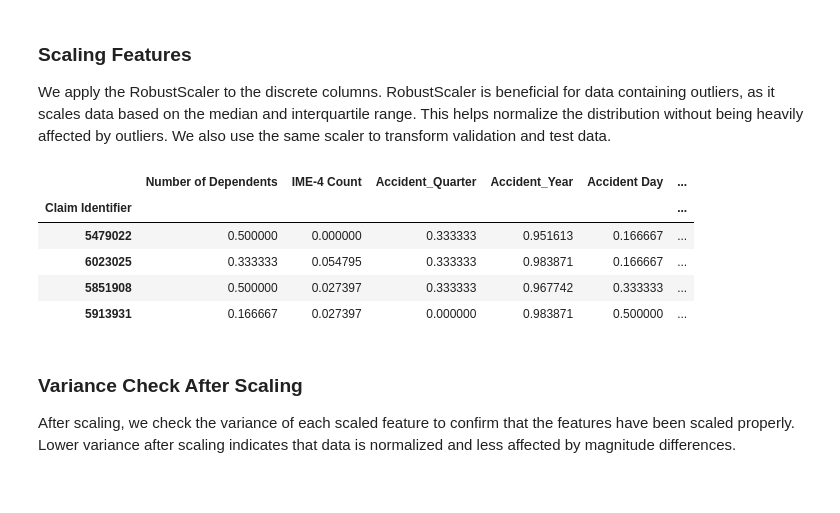
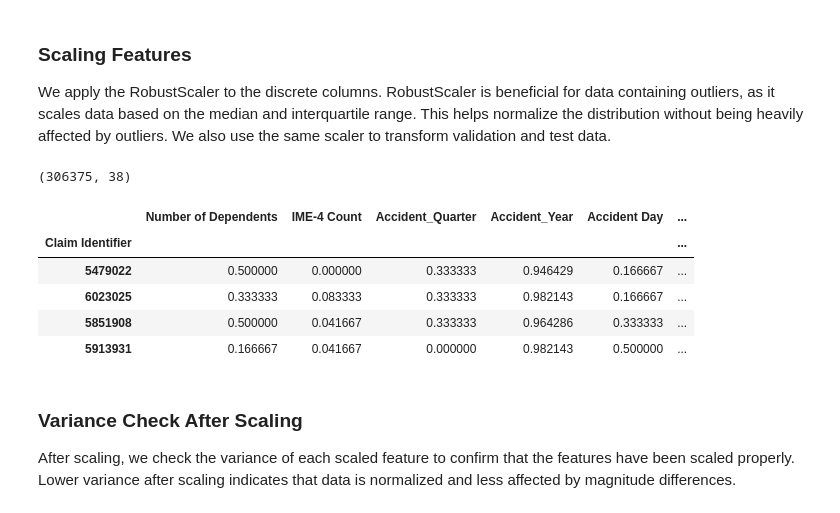
Before and after one commit to xandga/Machine_Learning_project, a Jupyter notebook: Deliverables/3. Level 2 Binary Classification.ipynb, the cells around one changed output. Cells and saved outputs as stored; diff of their text form; code cells hidden in the pictures.

```diff
--- a/Deliverables/3. Level 2 Binary Classification.ipynb
+++ b/Deliverables/3. Level 2 Binary Classification.ipynb
@@ -118,4 +182,0 @@ y_val = np.load(y_val_path, allow_pickle=True)
-# %%
-pd.set_option('display.max_columns', None)  # Mostra todas as colunas
-pd.set_option('display.width', 1000)       # Ajusta a largura máxima da exibição
-pd.set_option('display.max_rows', 50)
@@ -128,0 +183,5 @@ df_test.drop('Predictions', axis=1, inplace=True)
+# %%
+#Filtering the majority classes
+X_train_2_4 = X_train[(y_train == '2. NON-COMP') | (y_train == '4. TEMPORARY')]
+
+y_train_2_4 = y_train[(y_train == '2. NON-COMP') | (y_train == '4. TEMPORARY')]
@@ -128,0 +197,5 @@ df_test.drop('Predictions', axis=1, inplace=True)
+# %%
+#Filtering the majority classes
+X_val_2_4 = X_val[(y_val == '2. NON-COMP') | (y_val == '4. TEMPORARY')]
+
+y_val_2_4 = y_val[(y_val == '2. NON-COMP') | (y_val == '4. TEMPORARY')]
@@ -279,38 +387,41 @@ In this step, we ensure all discrete columns are converted to integer data types
 # %%
 # Convert discrete columns to integer
 for column in discrete_columns:
-    X_train[column] = X_train[column].astype(int)
-    X_val[column] = X_val[column].astype(int)
+    X_train_2_4[column] = X_train[column].astype(int)
+    X_val_2_4[column] = X_val[column].astype(int)
     df_test[column] = df_test[column].astype(int)
 # %% [markdown]
 ### Scaling Features
 We apply the RobustScaler to the discrete columns. RobustScaler is beneficial for data containing outliers, as it scales data based on the median and interquartile range. This helps normalize the distribution without being heavily affected by outliers. We also use the same scaler to transform validation and test data.
+# %%
+X_train_2_4.shape
+# %% [output]
+(306375, 38)
 # %%
 #scaling features
 from sklearn.preprocessing import MinMaxScaler
 feat_scaler = MinMaxScaler()
-X_train[discrete_columns + continuous_columns] = feat_scaler.fit_transform(X_train[discrete_columns + continuous_columns])
+X_train_2_4[discrete_columns + continuous_columns] = feat_scaler.fit_transform(X_train_2_4[discrete_columns + continuous_columns])
 
-X_train_num_scaled = X_train[discrete_columns + continuous_columns]
+X_train_num_scaled = X_train_2_4[discrete_columns + continuous_columns]
 
 #apply same transformation for val data
-X_val[discrete_columns + continuous_columns] = feat_scaler.transform(X_val[discrete_columns + continuous_columns])
+X_val_2_4[discrete_columns + continuous_columns] = feat_scaler.transform(X_val_2_4[discrete_columns + continuous_columns])
 
-X_val_num_scaled = X_val[discrete_columns + continuous_columns]
+X_val_num_scaled = X_val_2_4[discrete_columns + continuous_columns]
 
 #apply same transformation for test data
-df_test[discrete_columns + continuous_columns] = feat_scaler.transform(df_test[discrete_columns + continuous_columns])
-df_test_num_scaled = df_test[discrete_columns + continuous_columns]
+df_test_num_scaled = feat_scaler.transform(df_test[discrete_columns + continuous_columns])
 
 #X_val, X_train
 X_train_num_scaled.head(4)
 # %% [output]
 |  | Number of Dependents | IME-4 Count | Accident_Quarter | Accident_Year | Accident Day | ... |
 | Claim Identifier |  |  |  |  |  | ... |
-| 5479022 | 0.500000 | 0.000000 | 0.333333 | 0.951613 | 0.166667 | ... |
-| 6023025 | 0.333333 | 0.054795 | 0.333333 | 0.983871 | 0.166667 | ... |
-| 5851908 | 0.500000 | 0.027397 | 0.333333 | 0.967742 | 0.333333 | ... |
-| 5913931 | 0.166667 | 0.027397 | 0.000000 | 0.983871 | 0.500000 | ... |
+| 5479022 | 0.500000 | 0.000000 | 0.333333 | 0.946429 | 0.166667 | ... |
+| 6023025 | 0.333333 | 0.083333 | 0.333333 | 0.982143 | 0.166667 | ... |
+| 5851908 | 0.500000 | 0.041667 | 0.333333 | 0.964286 | 0.333333 | ... |
+| 5913931 | 0.166667 | 0.041667 | 0.000000 | 0.982143 | 0.500000 | ... |
 # %% [markdown]
 ### Variance Check After Scaling
 After scaling, we check the variance of each scaled feature to confirm that the features have been scaled properly. Lower variance after scaling indicates that data is normalized and less affected by magnitude differences.
```
Also changed, not shown: parts of 92 cells of this notebook, 6 other files.
